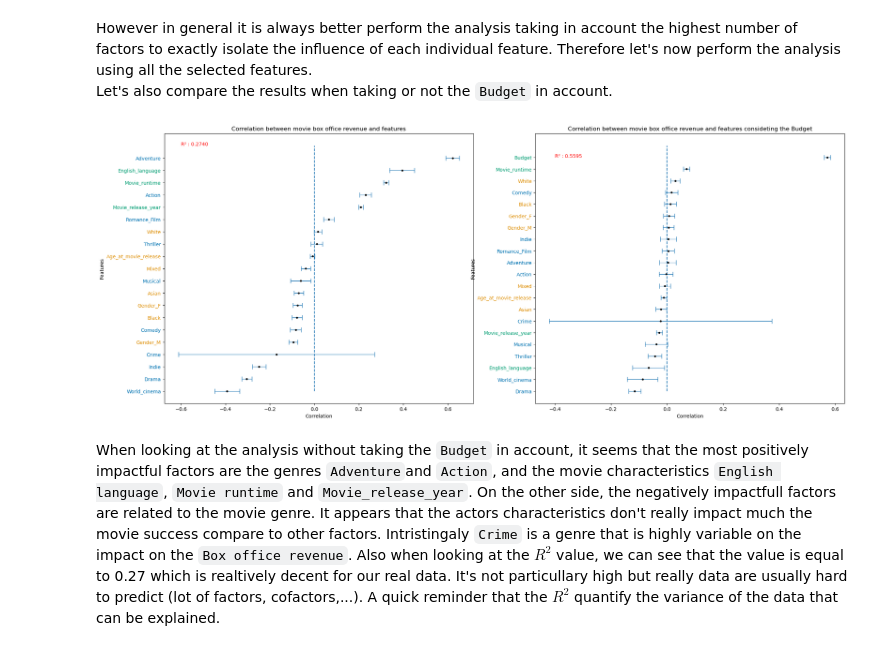
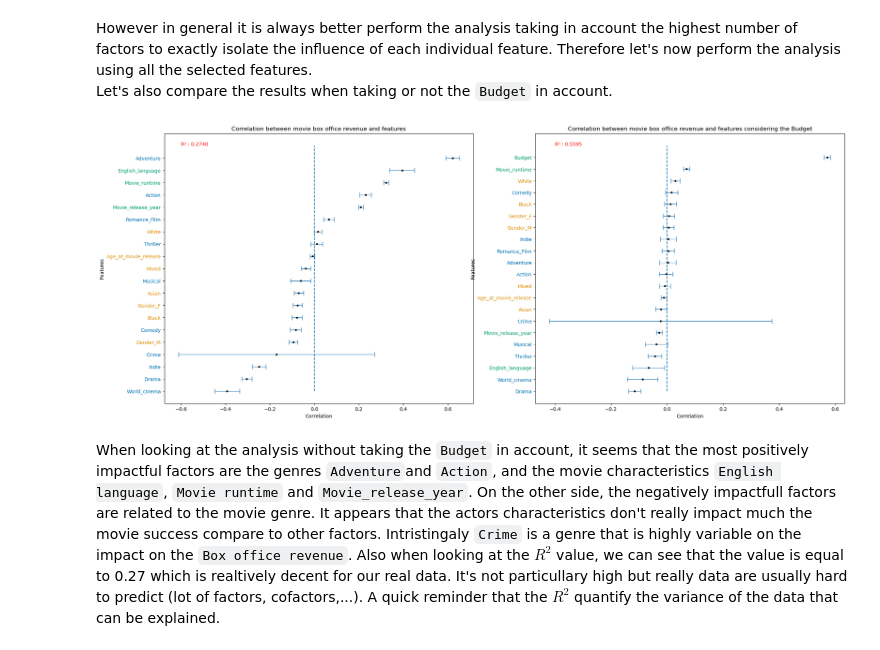
Before and after one commit to epfl-ada/ada-2023-project-draco, a Jupyter notebook: Milestone_3.ipynb, the cells around one changed output. Drawn from its saved outputs; the diff is of its cells as text; code cells hidden in the pictures.

```diff
--- a/Milestone_3.ipynb
+++ b/Milestone_3.ipynb
@@ -2554,32 +2377,32 @@ l1, l2, l3, l4 = zip(*sorted(zip(coefficients[1:], variables[1:], standard_error
 
 labels = []
 for i in np.arange(0,len(l2)):
     if('(' in (l2[i])):
         label = l2[i].split('(')[1]
         label = label.split(')')[0]
         labels.append(label)
     else:
         labels.append(l2[i])
 
 axs[1].errorbar(l1, np.array(range(len(l1))), xerr= 2*np.array(l3), linewidth = 1,
         linestyle = 'none',marker = 'o',markersize= 3,
         markerfacecolor = 'black',markeredgecolor = 'black', capsize= 5)
 
 axs[1].set_yticks(range(len(l2)),labels)
 axs[1].vlines(0,0, len(l1), linestyle = '--')
-axs[1].set_title("Correlation between movie box office revenue and features consideting the Budget")
+axs[1].set_title("Correlation between movie box office revenue and features considering the Budget")
 axs[1].set_xlabel('Correlation')
 axs[1].set_ylabel('Features')
 axs[1].text(-0.4,21,f"R\u00b2 : {res.rsquared:0.4f}",color='r')
 
 
 #Let's colorate the axis depending on the categorie
 for i in np.arange(0,len(labels)):
     if(labels[i] in movie_genres_labels):
         axs[1].get_yticklabels()[i].set_color(colorblind[0])
     if(labels[i] in actor_labels):
         axs[1].get_yticklabels()[i].set_color(colorblind[1])
     if(labels[i] in movie_labels):
         axs[1].get_yticklabels()[i].set_color(colorblind[2])
 # %% [output]
-[figure, old version]
+[figure, new version]
```
Also changed, not shown: parts of 25 cells of this notebook.
